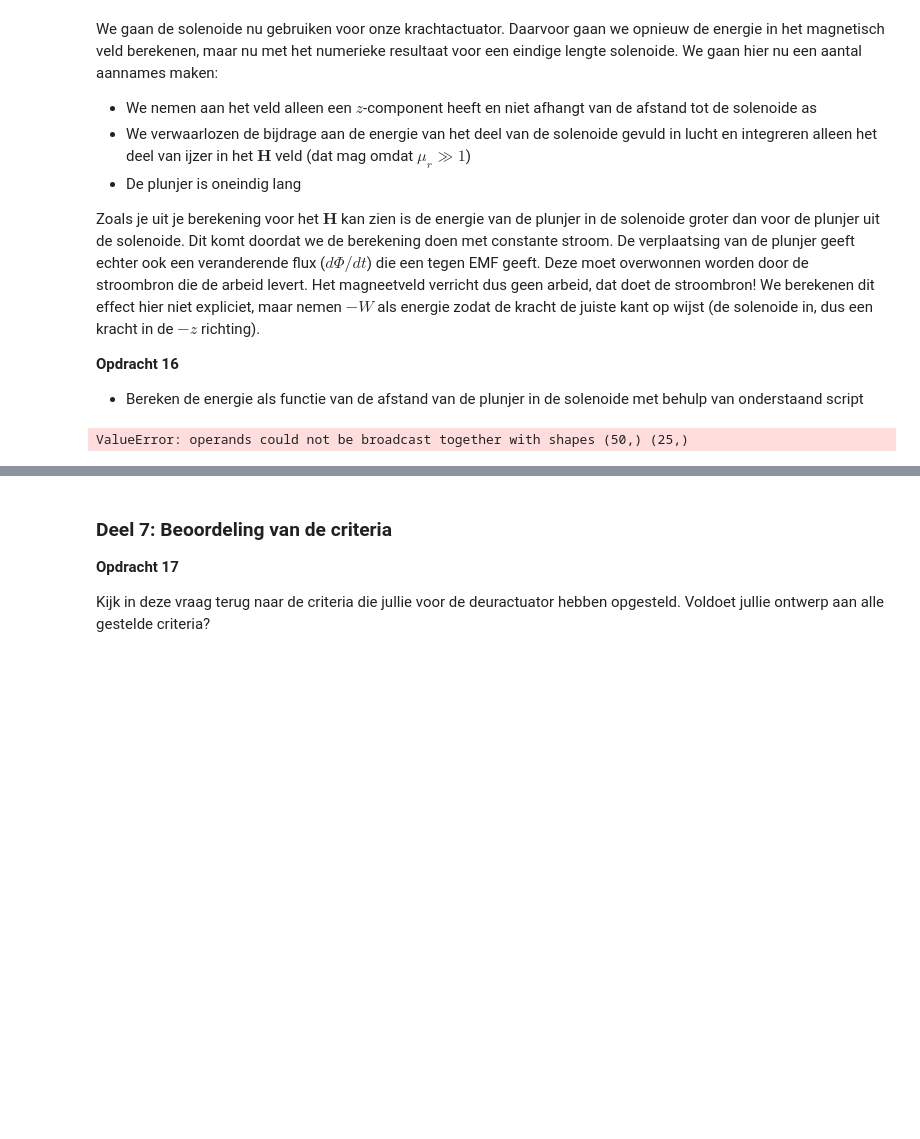
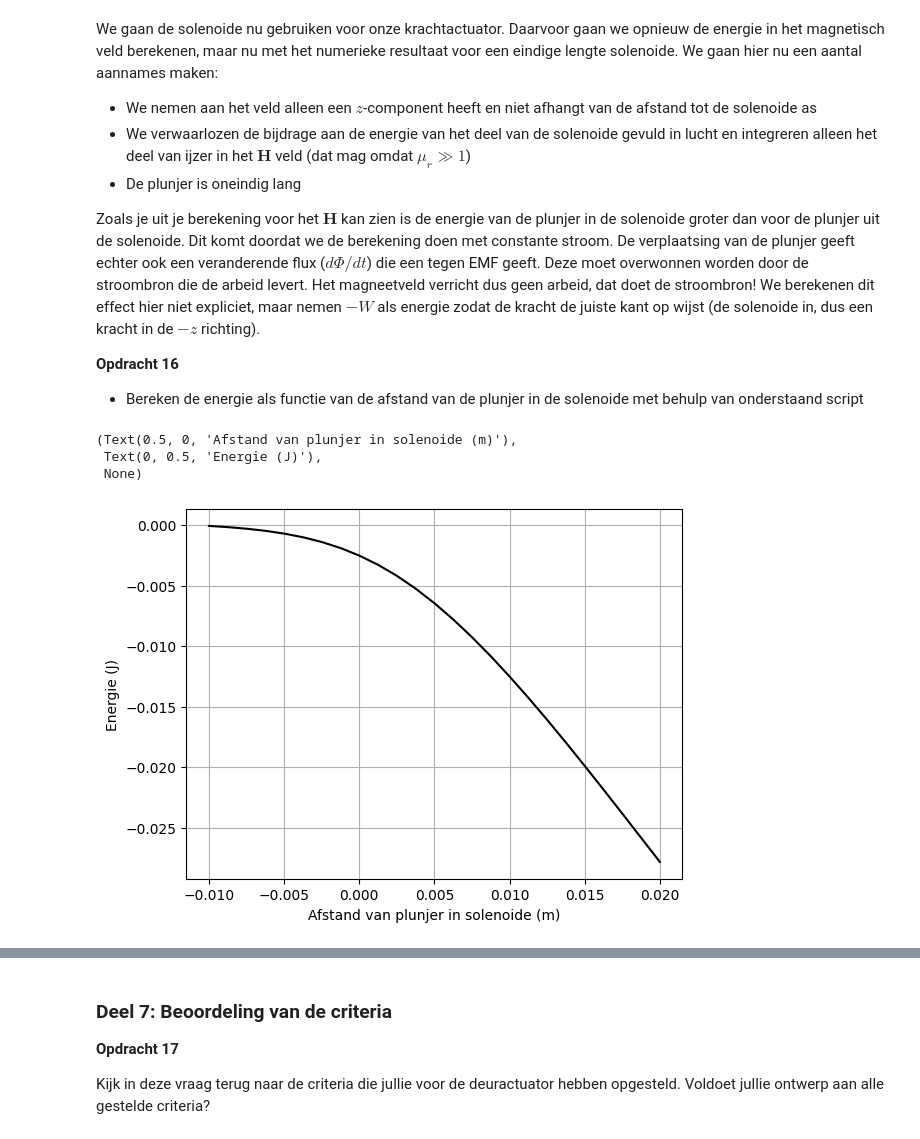
Before and after one commit to samlindner/opdrachten-DEF-D, a Jupyter notebook: 2KrachtactuatorOpdracht/KrachtactuatorOpdracht.ipynb, the cells around one changed output, grey strips where cells are left out. Saved outputs shown, nothing was run; the diff lists cells and outputs as text; code cells hidden in the pictures; blank space fills up the shorter version.

```diff
--- a/2KrachtactuatorOpdracht/KrachtactuatorOpdracht.ipynb
+++ b/2KrachtactuatorOpdracht/KrachtactuatorOpdracht.ipynb
@@ -597,9 +597,12 @@ Zoals je uit je berekening voor het $\mathbf{H}$ kan zien is de energie van de p
 # %%
 # integrate the field up to point z_p
 Wz=-0.5*np.pi*r_s**2*np.cumsum(np.flipud(H_ax)*mu_r*mu_0*np.flipud(H_ax))*(z_ax[1] - z_ax[0])
 
-plt.plot(L_s/2 - z_ax, np.flipud(Wz), '-k')
+plt.plot(L_sol/2 - z_ax, np.flipud(Wz), '-k')
 plt.xlabel('Afstand van plunjer in solenoide (m)'), plt.ylabel('Energie (J)'), plt.grid()
 # %% [output]
-ValueError: operands could not be broadcast together with shapes (50,) (25,)
+(Text(0.5, 0, 'Afstand van plunjer in solenoide (m)'),
+ Text(0, 0.5, 'Energie (J)'),
+ None)
+[figure, added]
 # %%
```
Also changed, not shown: parts of 3 cells of this notebook.
